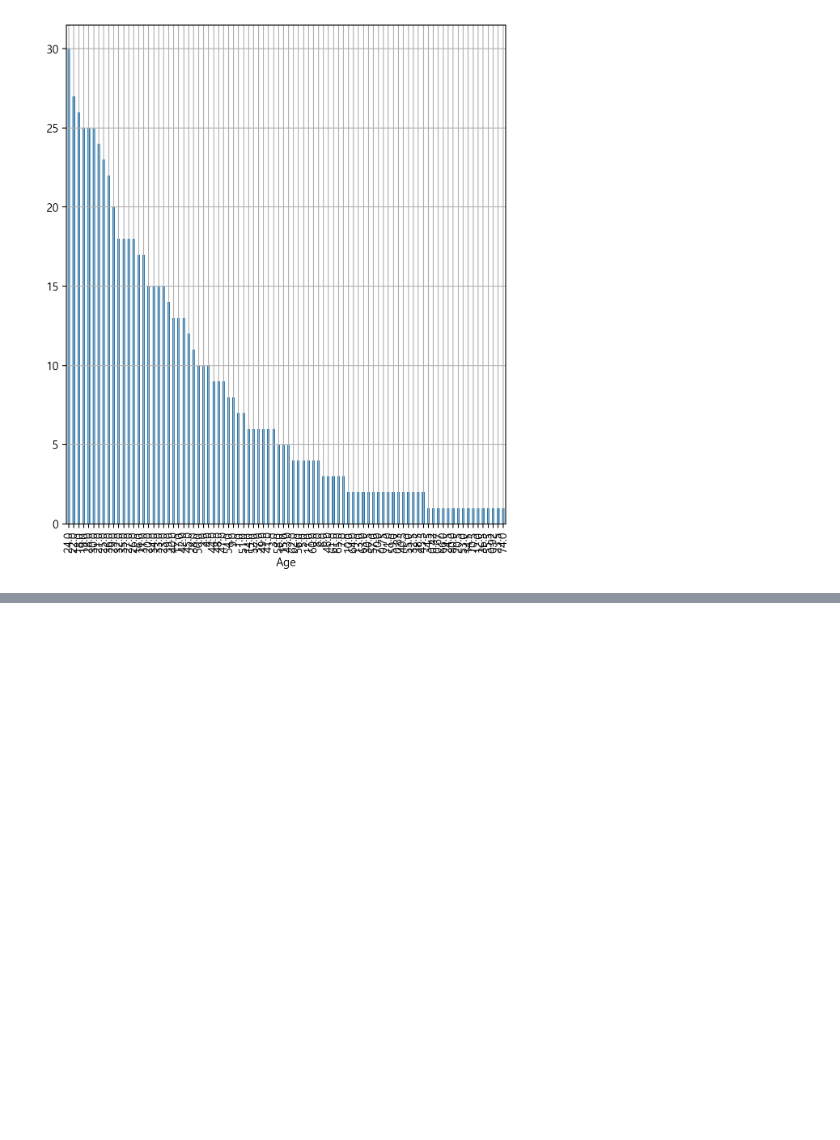
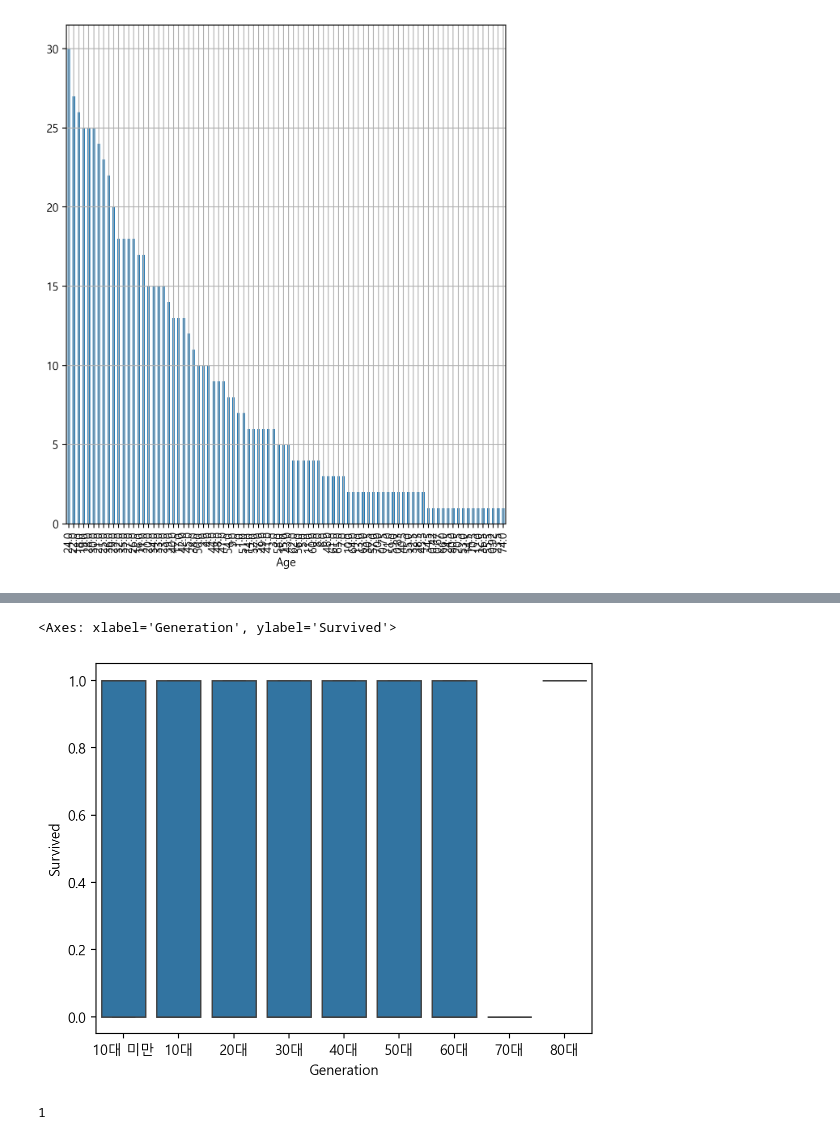
Before and after one commit to TAYKang1008/BAF-17-FRESH-Edu, a Jupyter notebook: 17기_신입교육세션_과제2_강태희.ipynb, the cells around one changed output, grey strips where cells are left out. Saved outputs shown, nothing was run; the diff lists cells and outputs as text; code cells hidden in the pictures; blank space fills up the shorter version.

```diff
--- a/17기_신입교육세션_과제2_강태희.ipynb
+++ b/17기_신입교육세션_과제2_강태희.ipynb
@@ -289,0 +394,11 @@ Age 변수에서 결측값 제외시킨 후 나이별 생존율 분석해보기
+# %%
+sns.boxplot(x='Generation', y='Survived', data=df_na)
+# %% [output]
+<Axes: xlabel='Generation', ylabel='Survived'>
+[figure, added]
+# %%
+len(df_na.loc[df_na['Generation'] == '80대'])
+
+#80대가 한명이고, 생존했기에 80대에서 생존율이 1이 되어있는걸 확인할 수 있음
+# %% [output]
+1
```
Also changed, not shown: parts of 18 cells of this notebook.
